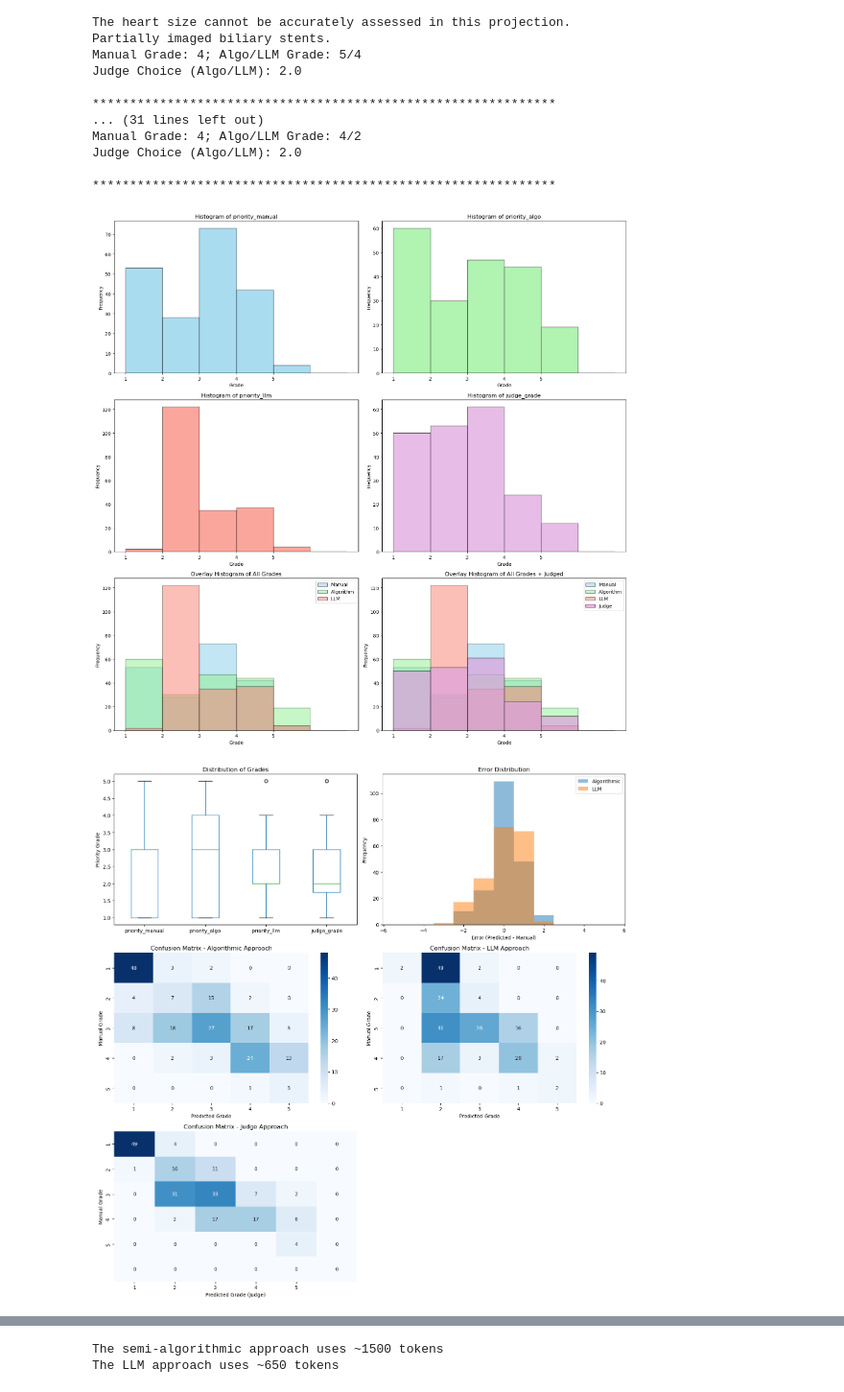
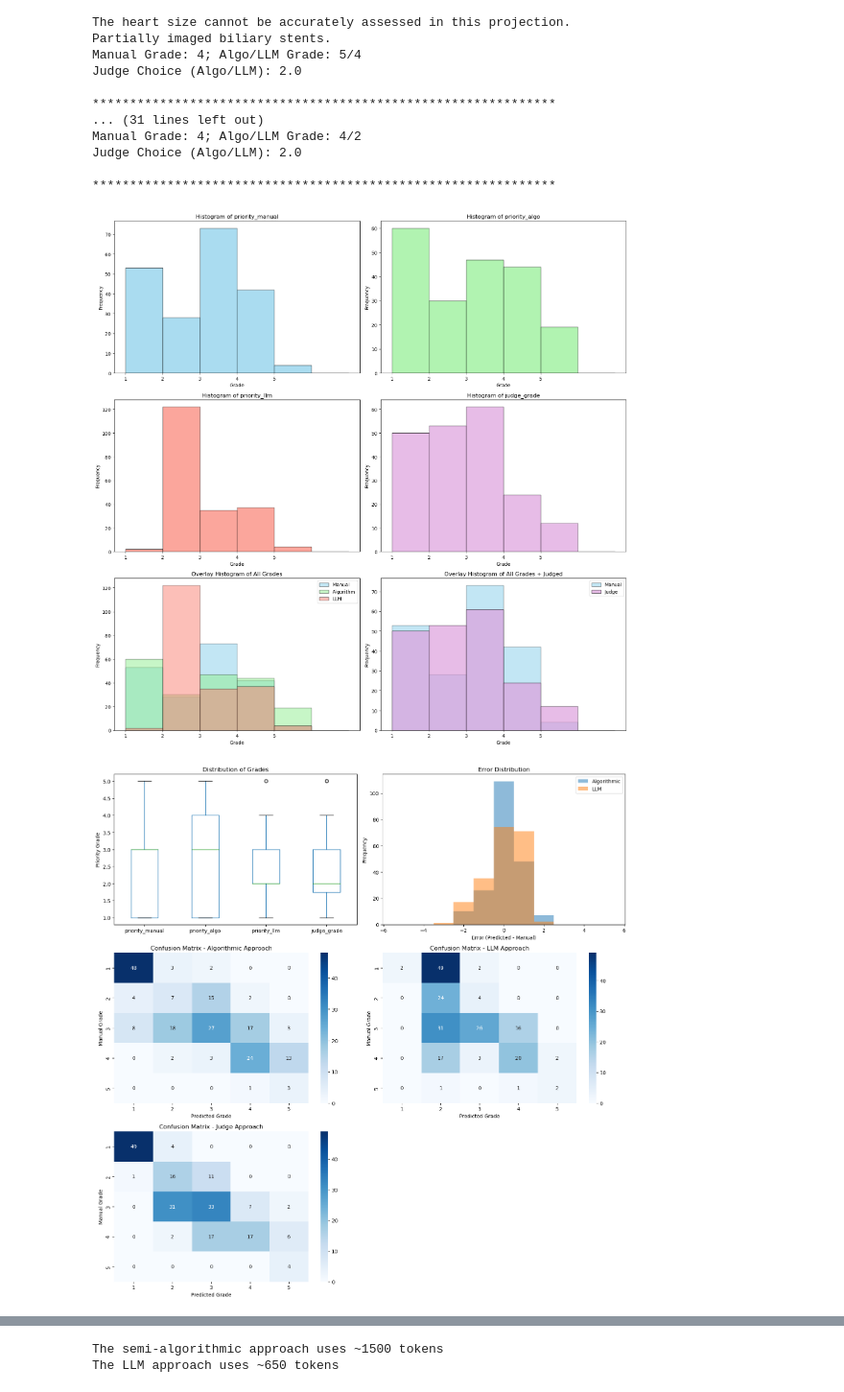
Before and after one commit to covie154/CXR-Audit, a Jupyter notebook: scripts_audit/results_analysis.ipynb, the cells around one changed output, grey strips where cells are left out. Shown at 96% size. Drawn from its saved outputs; the diff is of its cells as text; code cells hidden in the pictures.

```diff
--- a/scripts_audit/results_analysis.ipynb
+++ b/scripts_audit/results_analysis.ipynb
@@ -575,8 +575,6 @@ plt.legend()
 
 plt.subplot(3, 2, 6)
 plt.hist(df_reports_overall['priority_manual'], bins=range(1, 8), color='skyblue', edgecolor='black', alpha=0.5, label='Manual')
-plt.hist(df_reports_overall['priority_algo'], bins=range(1, 8), color='lightgreen', edgecolor='black', alpha=0.5, label='Algorithm')
-plt.hist(df_reports_overall['priority_llm'], bins=range(1, 8), color='salmon', edgecolor='black', alpha=0.5, label='LLM')
 plt.hist(df_reports_overall['judge_grade'], bins=range(1, 8), color='plum', edgecolor='black', alpha=0.7, label='Judge')
 plt.title('Overlay Histogram of All Grades + Judged')
 plt.xlabel('Grade')
@@ -616,6 +614,9 @@ plot_confusion_matrix(plt.gca(), df_reports_overall['priority_manual'], df_repor
 plt.subplot(3, 2, 4)
 plot_confusion_matrix(plt.gca(), df_reports_overall['priority_manual'], df_reports_overall['priority_llm'], 'Confusion Matrix - LLM Approach')
 
+plt.subplot(3, 2, 5)
+plot_confusion_matrix(plt.gca(), df_reports_overall['priority_manual'], df_reports_overall['judge_grade'], 'Confusion Matrix - Judge Approach')
+
 # 3. Error distribution
 plt.subplot(3, 2, 2)
 error_algo = df_reports_overall['priority_algo'] - df_reports_overall['priority_manual']
@@ -627,15 +628,6 @@ plt.ylabel('Frequency')
 plt.title('Error Distribution')
 plt.legend()
 plt.grid(False)
-
-plt.subplot(3, 2, 5)
-confusion_matrix_judge = confusion_matrix(df_reports_overall['priority_manual'], df_reports_overall['judge_grade'], labels=range(1, 7))
-sns.heatmap(confusion_matrix_judge, annot=True, fmt='d', cmap='Blues', cbar=False)
-plt.title('Confusion Matrix - Judge Approach')
-plt.xlabel('Predicted Grade (Judge)')
-plt.ylabel('Manual Grade')
-plt.xticks(np.arange(5) + 0.5, range(1, 6))
-plt.yticks(np.arange(5) + 0.5, range(1, 6))
 
 plt.tight_layout()
 plt.show()
@@ -675,35 +667,35 @@ pearson_llm, _ = pearsonr(df_reports_overall['priority_manual'], df_reports_over
 # Scatter plots to visualize correlation
 plt.figure(figsize=(12, 10))
 
 plt.subplot(2, 2, 1)
 plt.scatter(df_reports_overall['priority_manual'], df_reports_overall['priority_algo'], alpha=0.6)
 plt.plot([1, 5], [1, 5], 'r--')  # Diagonal line representing perfect prediction
 plt.xlabel('Manual Grade')
 plt.ylabel('Algorithmic Grade')
 plt.title(f'Manual vs Algorithmic (r={pearson_algo:.2f})')
 plt.grid(True, alpha=0.3)
 
 plt.subplot(2, 2, 2)
 plt.scatter(df_reports_overall['priority_manual'], df_reports_overall['priority_llm'], alpha=0.6)
 plt.plot([1, 5], [1, 5], 'r--')  # Diagonal line representing perfect prediction
 plt.xlabel('Manual Grade')
 plt.ylabel('LLM Grade')
 plt.title(f'Manual vs LLM (r={pearson_llm:.2f})')
 plt.grid(True, alpha=0.3)
 
 plt.subplot(2, 2, 3)
 plt.scatter(df_reports_overall['priority_manual'], df_reports_overall['judge_grade'], alpha=0.6, color='purple')
 plt.plot([1, 5], [1, 5], 'r--')  # Diagonal line representing perfect prediction
 plt.xlabel('Manual Grade')
 plt.ylabel('Judge Grade')
 plt.title('Manual vs Judge')
 plt.grid(True, alpha=0.3)
 
 plt.tight_layout()
 plt.show()
 # %% [output]
-[figure, old version]
+[figure, new version]
-[figure, old version]
+[figure, new version]
 [figure]
 [figure]
 # %%
```
